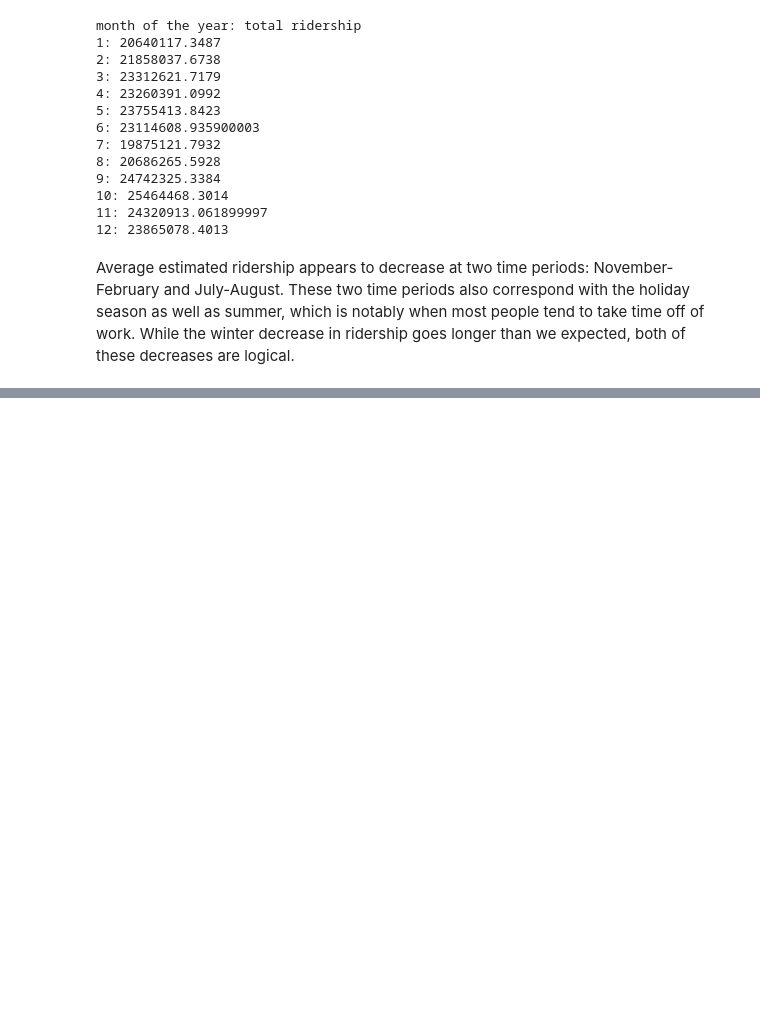
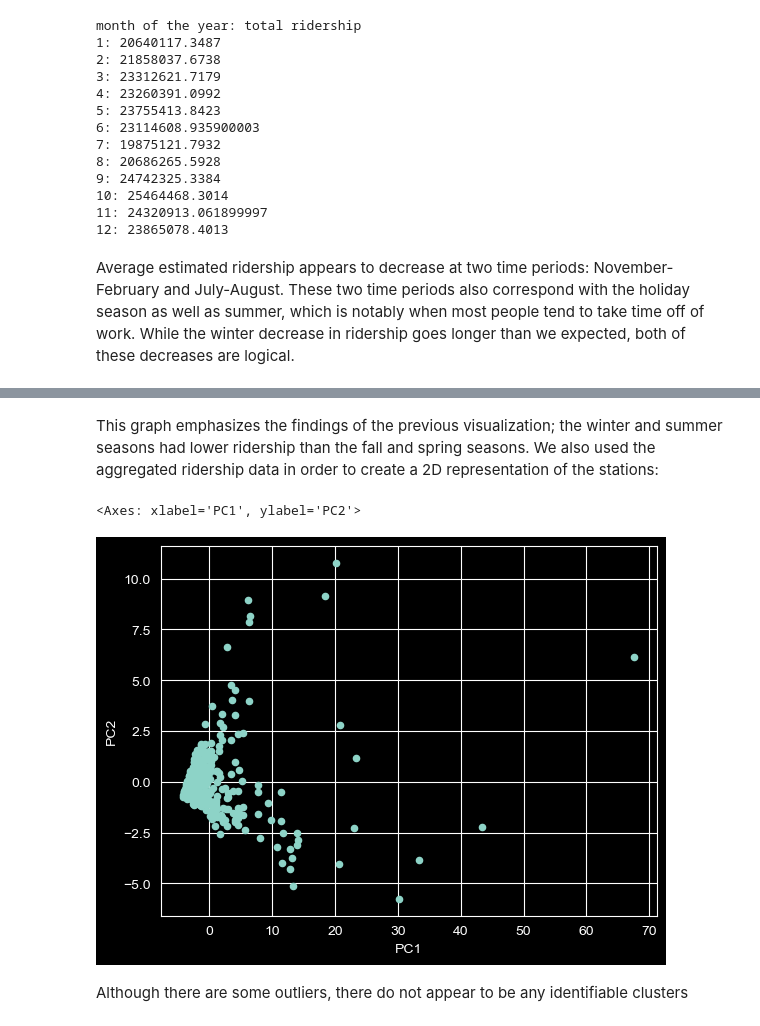
Before and after one commit to iansargent/nyc-subway-ridership-ml, a Jupyter notebook: final_report.ipynb, the cells around one changed output, grey strips where cells are left out. Cells and saved outputs as stored; diff of their text form; code cells hidden in the pictures; blank space fills up the shorter version.

```diff
--- a/final_report.ipynb
+++ b/final_report.ipynb
@@ -269,0 +306,45 @@ ridership goes longer than we expected, both of these decreases are logical.
+# %% [markdown]
+This graph emphasizes the findings of the previous visualization; the winter and summer seasons had lower ridership than the fall and spring seasons. We also used the aggregated ridership data in order to create a 2D representation of the stations:
+# %%
+#Recoding variables
+hour_pivot  = origin.groupby(['origin_station_complex_name', 'hour_of_day'])['sum_estimated_average_ridership'].mean().unstack()
+dow_pivot   = origin.groupby(['origin_station_complex_name', 'day_of_week'])['sum_estimated_average_ridership'].mean().unstack()
+month_pivot = origin.groupby(['origin_station_complex_name', 'month'])['sum_estimated_average_ridership'].mean().unstack()
+
+station_df  = pd.concat([hour_pivot, dow_pivot, month_pivot], axis=1)
+station_df.columns = (
+    [f"hour_{h:02d}" for h in range(24)] +
+    [f"dow_{d}"      for d in range(7)]  +
+    [f"month_{m:02d}" for m in range(1, 13)]
+)
+
+#Scale the data
+X = np.array(
+    station_df.reset_index()
+    .drop(columns="origin_station_complex_name")
+)
+
+scaler = StandardScaler()
+X_scaled = scaler.fit_transform(X)
+
+# Define PCA object
+pca = PCA(n_components = 2)
+# Fit to the previously scaled X feature array
+X_pca = pca.fit_transform(X_scaled)
+
+# Create dataframe with first two principal components (for plotting)
+pca_df = pd.DataFrame(X_pca, columns=["PC1", "PC2"])
+
+# Concatenate the station labels to each observation
+pca_df["station"] = station_df.reset_index()["origin_station_complex_name"]
+
+# Sort by PC1 descending to find extreme outlier stations
+pca_df.sort_values(by="PC1", ascending=False).head(10)
+
+# Scatterplot of PC1 and PC2 (Not really any patterns)
+pca_df.plot(x='PC1', y = "PC2", kind='scatter')
+# %% [output]
+<Axes: xlabel='PC1', ylabel='PC2'>
+[figure, added]
+# %% [markdown]
+Although there are some outliers, there do not appear to be any identifiable clusters
```
Also changed, not shown: parts of 1 cell of this notebook.
